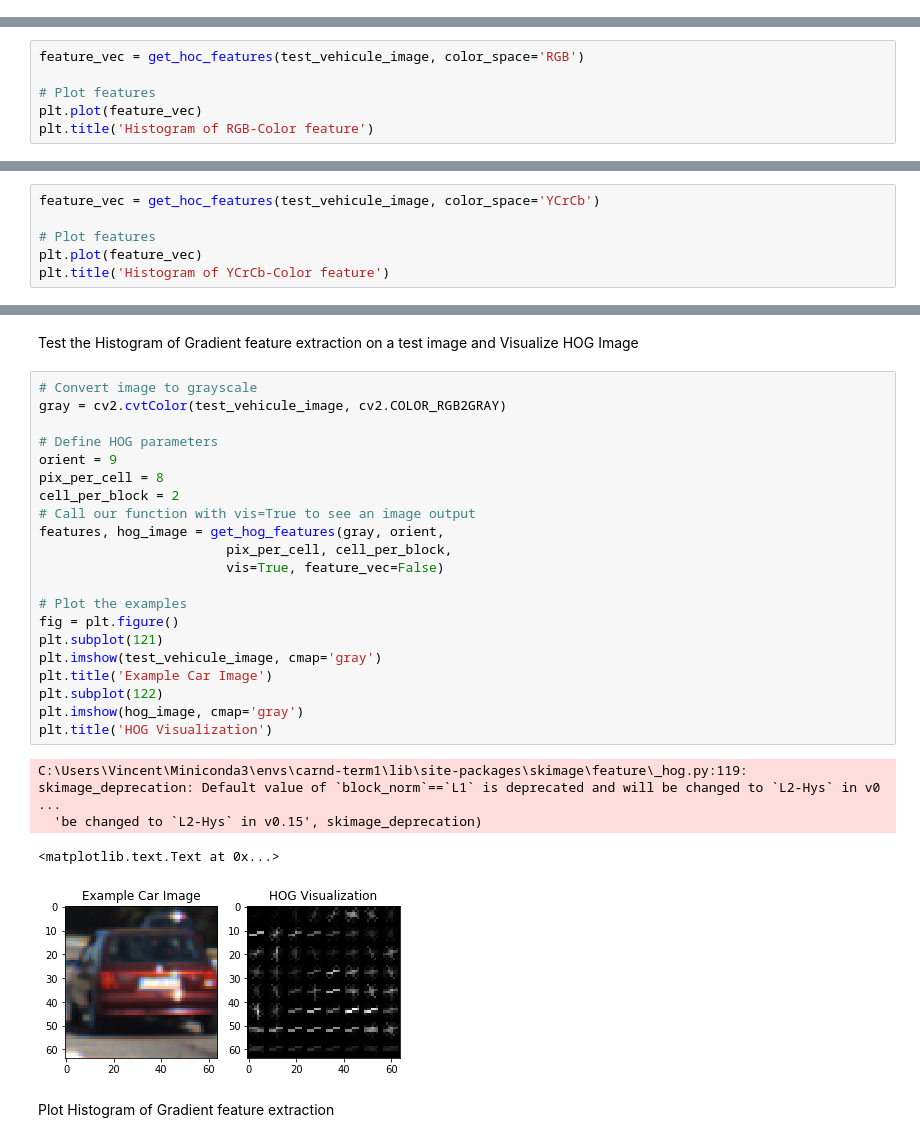
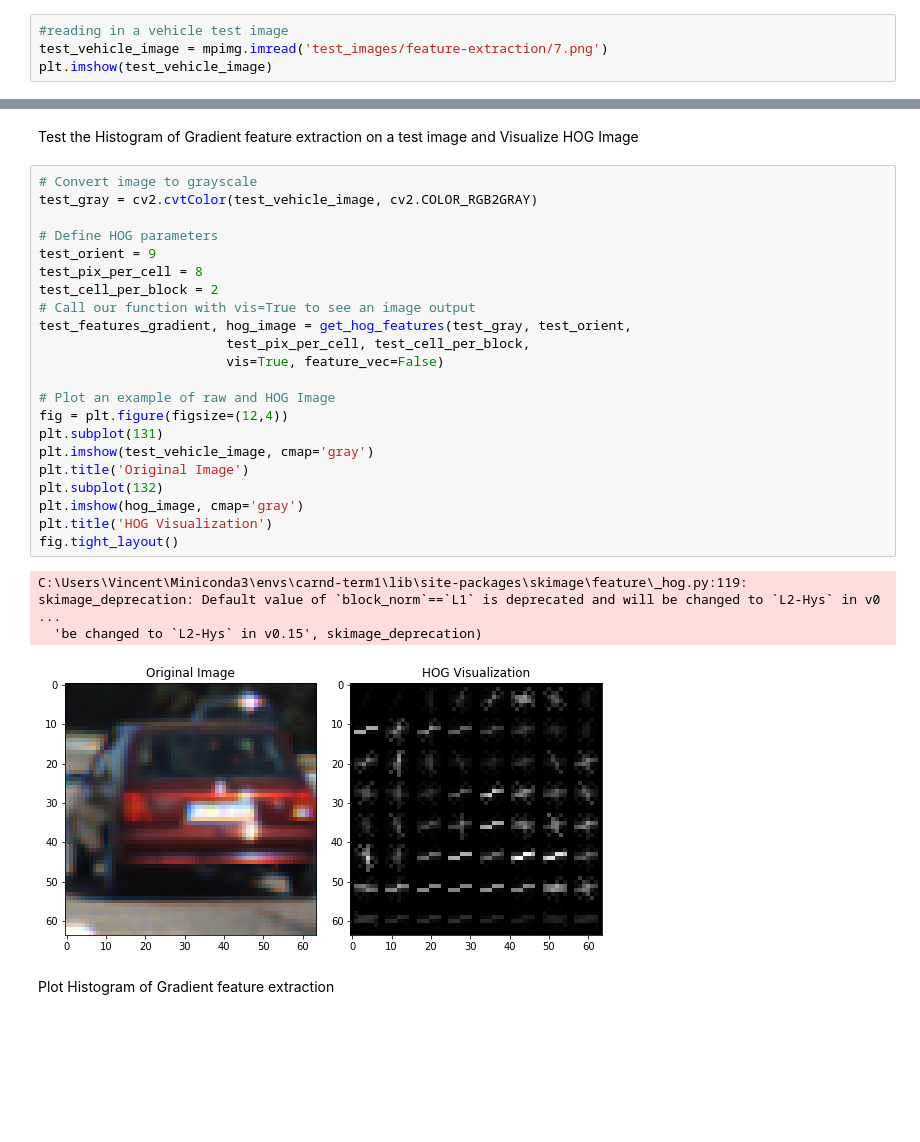
Before and after one commit to vinny-palumbo/AutonomousCars-VehicleDetection, a Jupyter notebook: pipeline.ipynb, the cells around one changed output, grey strips where cells are left out. Saved outputs shown, nothing was run; the diff lists cells and outputs as text; blank space fills up the shorter version.

```diff
--- a/pipeline.ipynb
+++ b/pipeline.ipynb
@@ -67,0 +72,4 @@ plt.imshow(result)
+# %%
+#reading in a vehicle test image
+test_vehicle_image = mpimg.imread('test_images/feature-extraction/7.png')
+plt.imshow(test_vehicle_image)
@@ -102,6 +124,0 @@ Plot Histogram of RGB Color-Space feature extraction
-# %%
-feature_vec = get_hoc_features(test_vehicule_image, color_space='RGB')
-
-# Plot features
-plt.plot(feature_vec)
-plt.title('Histogram of RGB-Color feature')
@@ -113,6 +124,0 @@ Plot Histogram of YCrCb Color-Space feature extraction
-# %%
-feature_vec = get_hoc_features(test_vehicule_image, color_space='YCrCb')
-
-# Plot features
-plt.plot(feature_vec)
-plt.title('Histogram of YCrCb-Color feature')
@@ -141,29 +141,29 @@ def get_hog_features(img, orient, pix_per_cell, cell_per_block, vis=False, featu
 Test the Histogram of Gradient feature extraction on a test image and Visualize HOG Image
 # %%
 # Convert image to grayscale
-gray = cv2.cvtColor(test_vehicule_image, cv2.COLOR_RGB2GRAY)
+test_gray = cv2.cvtColor(test_vehicle_image, cv2.COLOR_RGB2GRAY)
 
 # Define HOG parameters
-orient = 9
-pix_per_cell = 8
-cell_per_block = 2
+test_orient = 9
+test_pix_per_cell = 8
+test_cell_per_block = 2
 # Call our function with vis=True to see an image output
-features, hog_image = get_hog_features(gray, orient,
-                        pix_per_cell, cell_per_block,
+test_features_gradient, hog_image = get_hog_features(test_gray, test_orient,
+                        test_pix_per_cell, test_cell_per_block,
                         vis=True, feature_vec=False)
 
-# Plot the examples
-fig = plt.figure()
-plt.subplot(121)
-plt.imshow(test_vehicule_image, cmap='gray')
-plt.title('Example Car Image')
-plt.subplot(122)
+# Plot an example of raw and HOG Image
+fig = plt.figure(figsize=(12,4))
+plt.subplot(131)
+plt.imshow(test_vehicle_image, cmap='gray')
+plt.title('Original Image')
+plt.subplot(132)
 plt.imshow(hog_image, cmap='gray')
 plt.title('HOG Visualization')
+fig.tight_layout()
 # %% [output]
 C:\Users\Vincent\Miniconda3\envs\carnd-term1\lib\site-packages\skimage\feature\_hog.py:119: skimage_deprecation: Default value of `block_norm`==`L1` is deprecated and will be changed to `L2-Hys` in v0 ...
   'be changed to `L2-Hys` in v0.15', skimage_deprecation)
-<matplotlib.text.Text at 0x...>
-[figure, old version]
+[figure, new version]
 # %% [markdown]
 Plot Histogram of Gradient feature extraction
```
Also changed, not shown: parts of 24 cells of this notebook.
